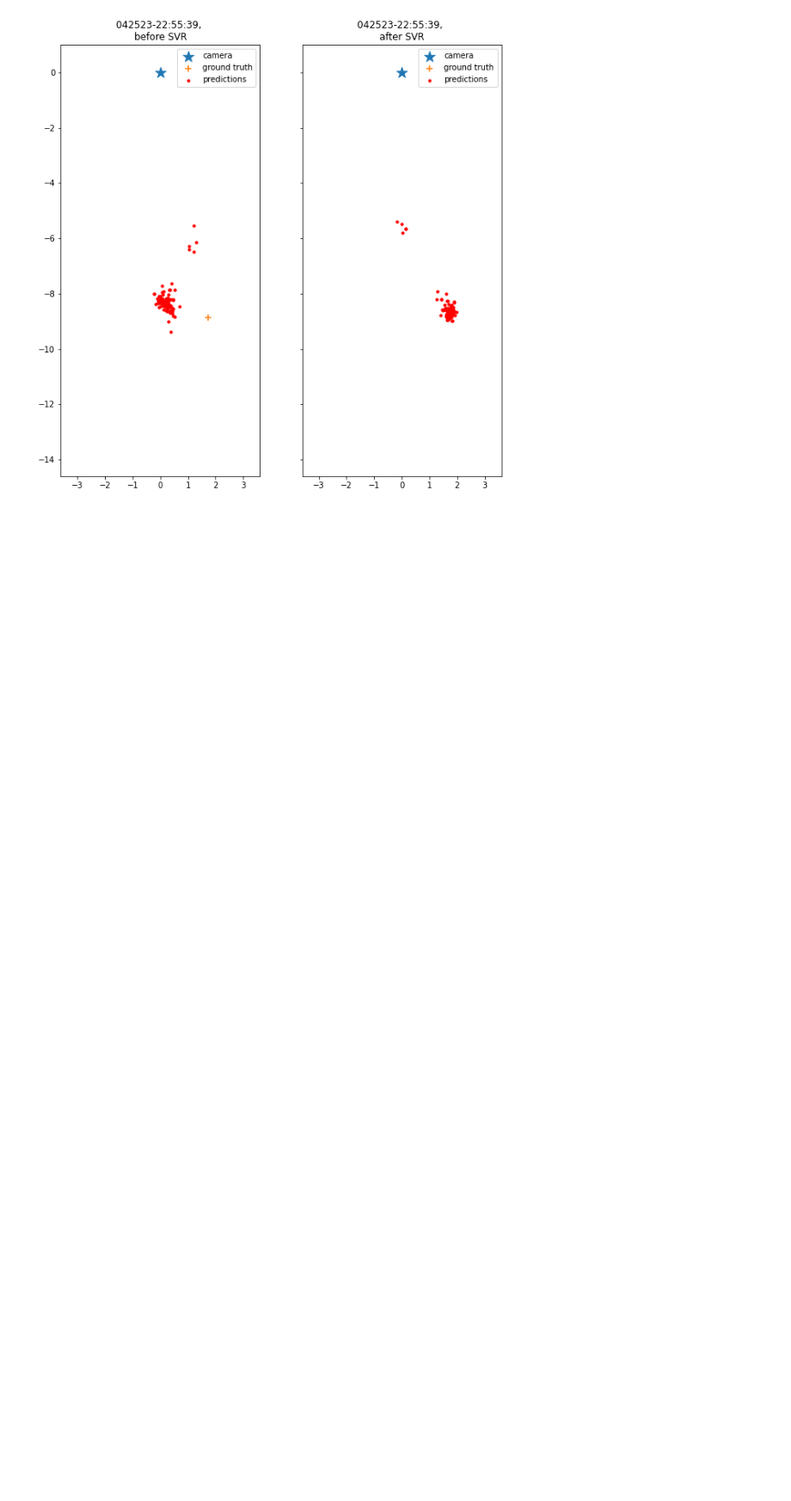
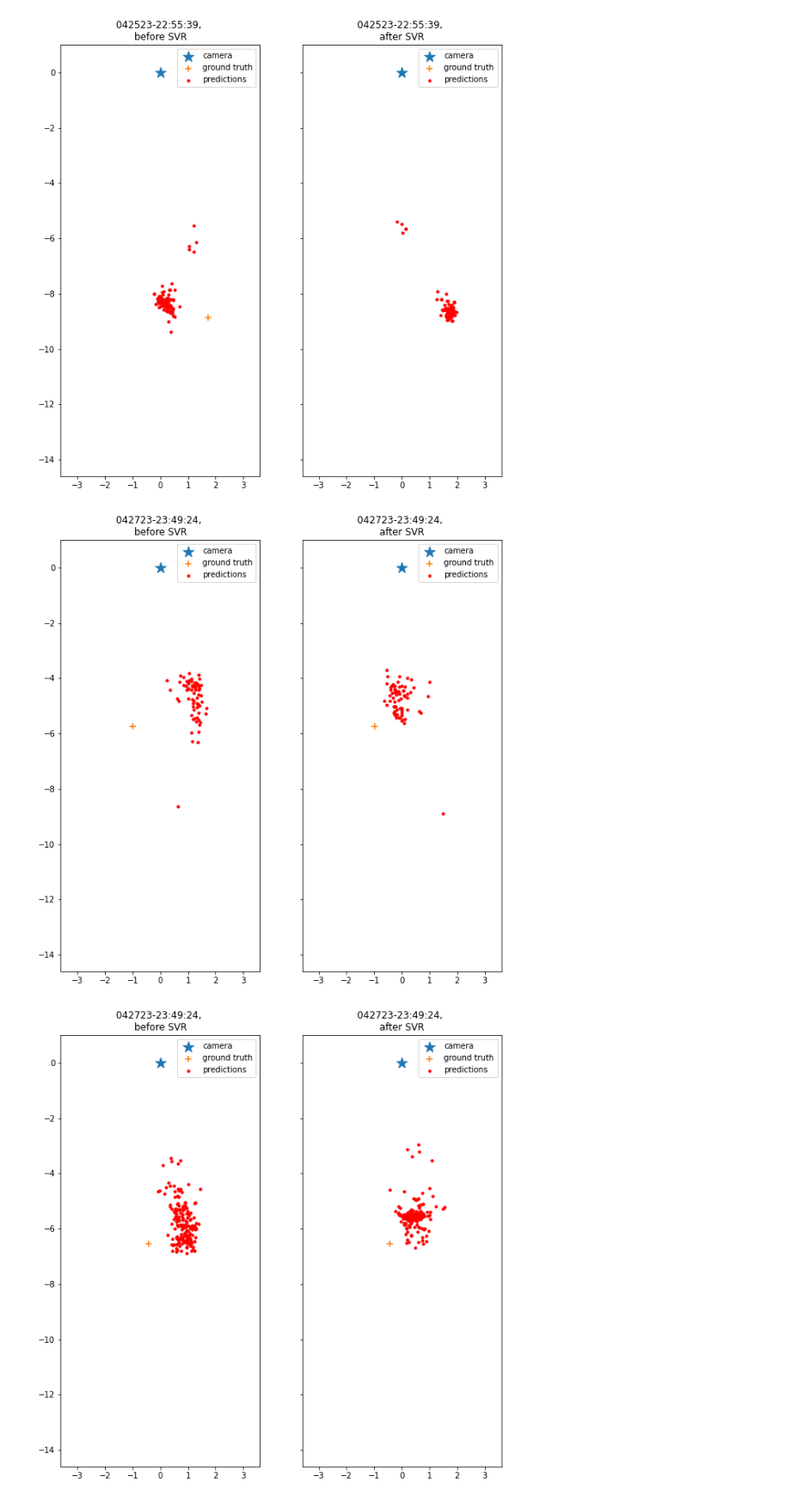
Before and after one commit to jason-shang/gaze-estimation, a Jupyter notebook: notebooks/Personalization.ipynb, the cells around one changed output. Shown at 86% size. Saved outputs shown, nothing was run; the diff lists cells and outputs as text; code cells hidden in the pictures; blank space fills up the shorter version.

```diff
--- a/notebooks/Personalization.ipynb
+++ b/notebooks/Personalization.ipynb
@@ -249,3 +254,29 @@ for i in range(len(pts2)):
 # %% [output]
 [figure]
 [figure]
+# %%
+for i in range(len(pts3)):
+    points = preds_pre3[np.where(np.all(gt3==pts3[i], axis=1))]
+    fig, axes = plt.subplots(1, 2, sharex='all', sharey='all', figsize=(10, 10))
+    ax1, ax2 = axes
+    ax1.scatter(0, 0, marker = '*', s = 200, label = 'camera')
+    ax1.scatter(pts3[i][0], pts3[i][1], marker = '+', s = 50, label = 'ground truth')
+    ax1.scatter(points[:, 0], points[:, 1], marker = 'o', c = 'r', s = 10, label = 'predictions')
+    ax1.set_xlim(-3.6, 3.6)
+    ax1.set_ylim(-14.6, 1)
+    ax1.set_aspect('equal')
+    ax1.legend()
+    ax1.set_title("042723-23:49:24, \nbefore SVR")
+
+    points2 = preds_final3[np.where(np.all(gt3==pts3[i], axis=1))]
+    ax2.scatter(0, 0, marker = '*', s = 200, label = 'camera')
+    ax2.scatter(pts3[i][0], pts3[i][1], marker = '+', s = 50, label = 'ground truth')
+    ax2.scatter(points2[:, 0], points2[:, 1], marker = 'o', c = 'r', s = 10, label = 'predictions')
+    ax2.set_xlim(-3.6, 3.6)
+    ax2.set_ylim(-14.6, 1)
+    ax2.set_aspect('equal')
+    ax2.legend()
+    ax2.set_title("042723-23:49:24, \nafter SVR")
+# %% [output]
+[figure, added]
+[figure, added]
```
Also changed, not shown: parts of 7 cells of this notebook, 1 other file.
